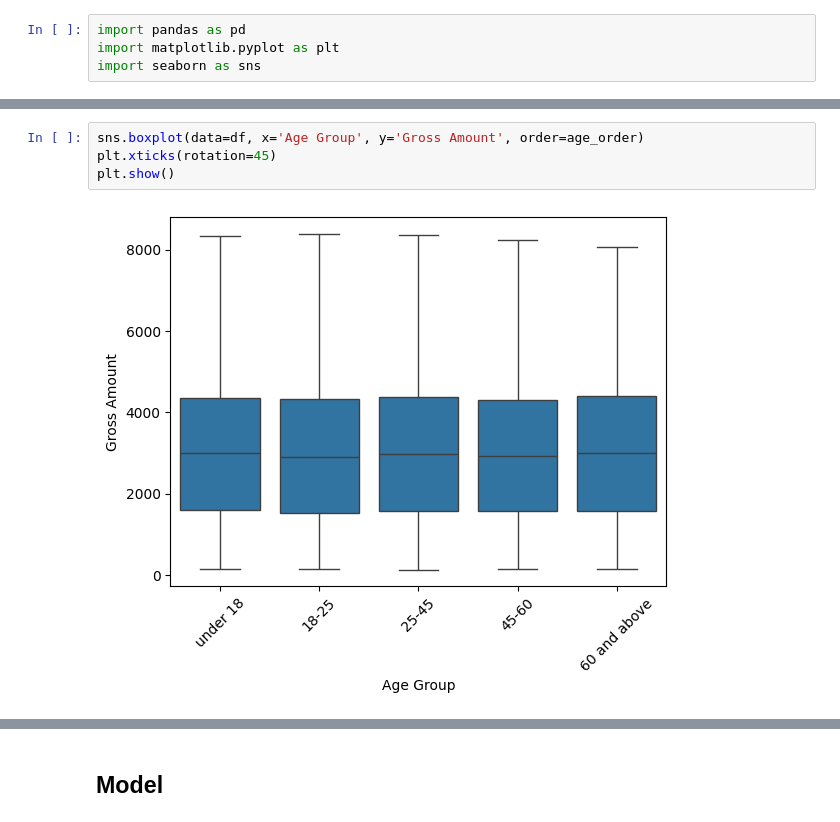
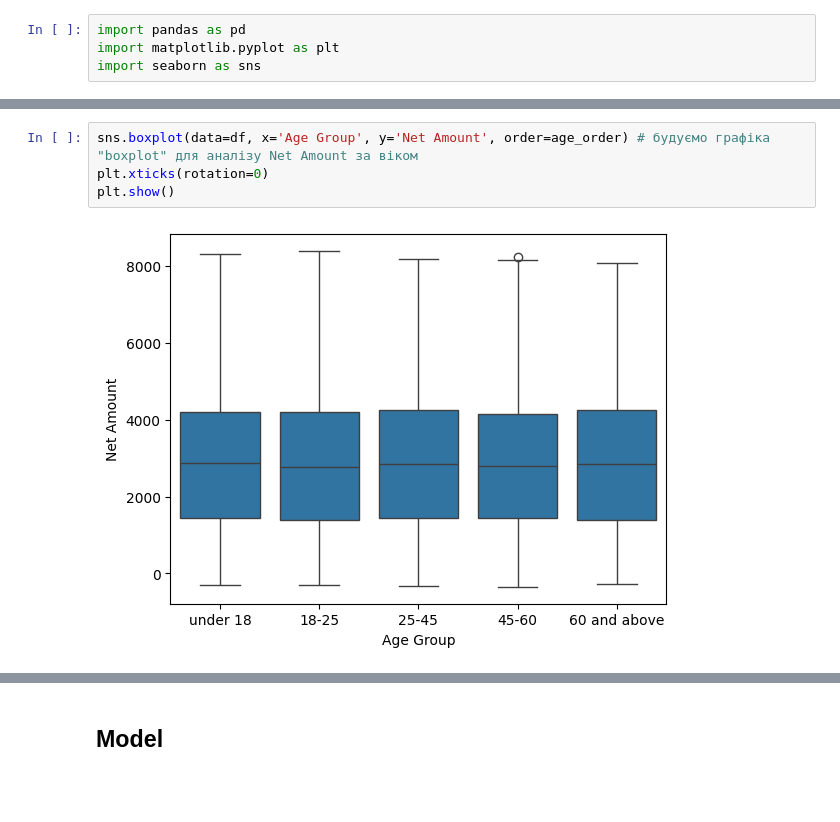
Before and after one commit to SvitlanaShustur/Final-project, a Jupyter notebook: model.ipynb, the cells around one changed output, grey strips where cells are left out. Drawn from its saved outputs; the diff is of its cells as text; blank space fills up the shorter version.

```diff
--- a/model.ipynb
+++ b/model.ipynb
@@ -155,7 +176,7 @@ Name: Net Amount, dtype: float64
 # %%
-sns.boxplot(data=df, x='Age Group', y='Gross Amount', order=age_order)
-plt.xticks(rotation=45)
+sns.boxplot(data=df, x='Age Group', y='Net Amount', order=age_order) # будуємо графіка "boxplot" для аналізу Net Amount за віком
+plt.xticks(rotation=0)
 plt.show()
 # %% [output]
-[figure, old version]
+[figure, new version]
 # %%
```
Also changed, not shown: parts of 40 cells of this notebook, 3 other files.
